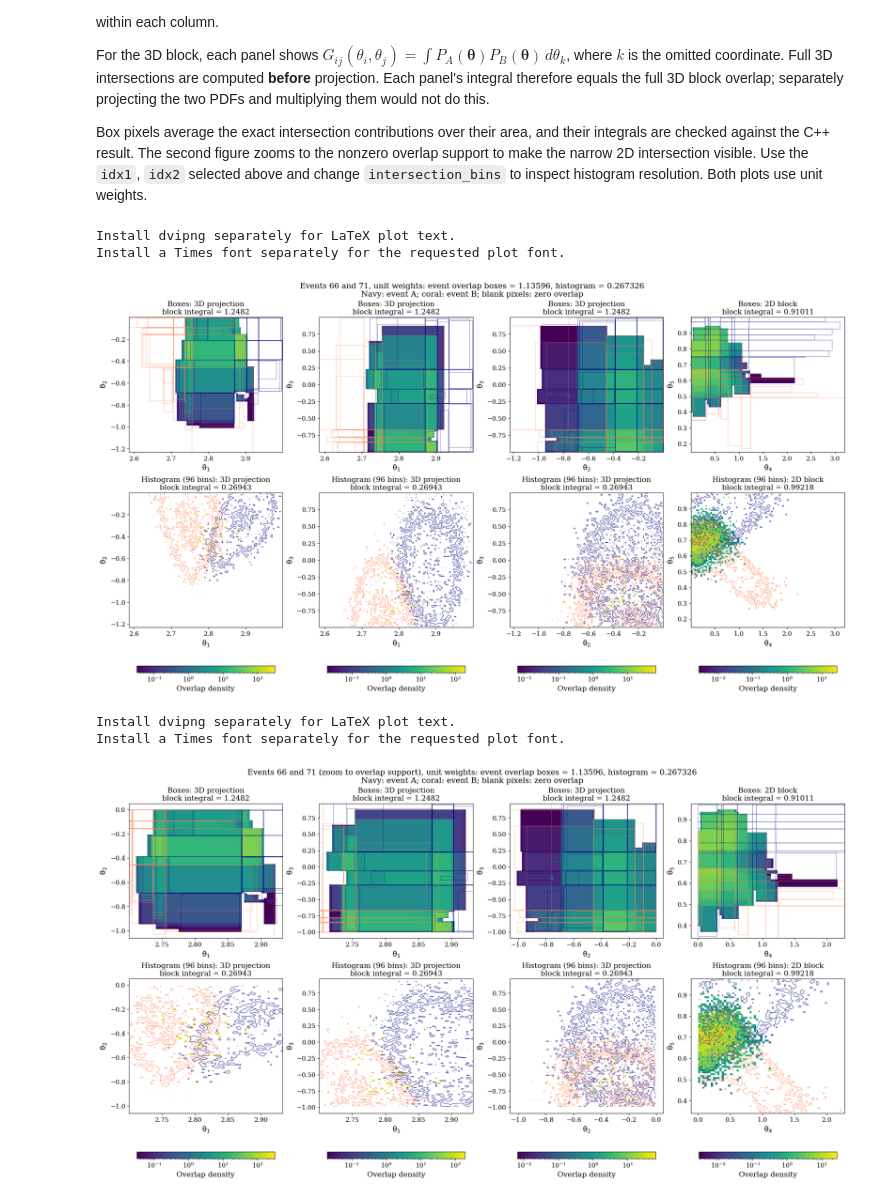
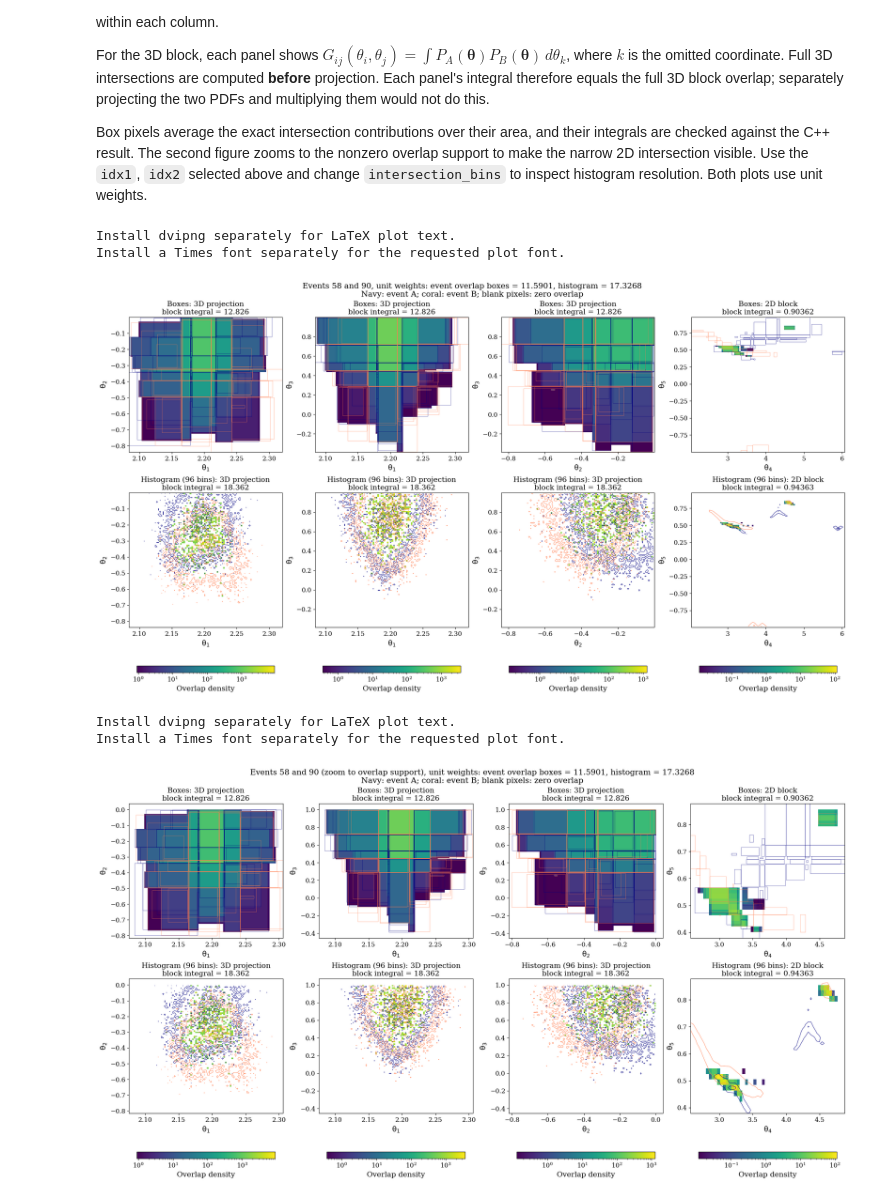
Before and after one commit to anbarsode/box_overlap, a Jupyter notebook: validation/playground.ipynb, the cells around one changed output. Drawn from its saved outputs; the diff is of its cells as text; code cells hidden in the pictures.

```diff
--- a/validation/playground.ipynb
+++ b/validation/playground.ipynb
@@ -31,33 +33,8 @@ project_root = Path.cwd()
 if project_root.name == "validation":
     project_root = project_root.parent
 sys.path.insert(0, str(project_root))
-from bo import make_event_boxes, pick_centers
+from bo import make_event_boxes, make_box_trials, partition_bounds
 
-my_colors = ['navy', 'coral', 'c', 'crimson', 'springgreen', 'gold',
-             'dodgerblue', 'hotpink', 'forestgreen', 'moccasin', 'darkred', 'teal']
-rc_params = {'axes.labelsize': 14,
-             'axes.titlesize': 14,
-             'legend.fontsize': 14,
-             'xtick.labelsize': 12,
-             'ytick.labelsize': 12,
-             'text.usetex': True,
-             'text.latex.preamble': r'\usepackage{txfonts}',
-             'font.size': 14,
-             'font.family': 'serif',
-             'font.serif': 'times',
-             'mathtext.default': 'sf',
-             'lines.markeredgewidth': 1,
-             'lines.linewidth': 2,
-             'axes.prop_cycle': cycler(color=my_colors)}
-rcParams.update(rc_params)
-missing_tex = [name for name in ("latex", "dvipng") if shutil.which(name) is None]
-if missing_tex:
-    print(f"Install {', '.join(missing_tex)} separately to use LaTeX text in plots.")
-    rcParams["text.usetex"] = False
-if rcParams["text.usetex"] is False:
-    try:
-        font_manager.findfont("Times", fallback_to_default=False)
-    except ValueError:
-        print("Install a Times font separately for the requested plot font.")
-        rcParams["font.serif"] = ["DejaVu Serif"]
+from validation.plot_style import plot_style
+plt = plot_style()
 # %% [output]
@@ -210,7 +236,7 @@ sys.path.insert(0, str(project_root / "validation"))
 from bo import overlap_1v1, prepare_event
 from compare_overlap import compare_block
 
-idx1, idx2 = 66, 71
+idx1, idx2 = 58, 90  # Nonzero pair from the current comparison.
 samples_a = np.load(project_root / "validation" / "ARAK_samples" / f"event_{idx1}.npy", mmap_mode="r")
 samples_b = np.load(project_root / "validation" / "ARAK_samples" / f"event_{idx2}.npy", mmap_mode="r")
 event_a = make_event_boxes(samples_a, rng=np.random.default_rng(91 + idx1))
@@ -259,24 +285,24 @@ histogram resolution. Both plots use unit weights.
 # %%
 from plot_1v1_overlap import plot_intersection
 
 intersection_bins = 96
-intersection_folder = project_root / "validation" / "pair_finder_results"
+intersection_folder = project_root / "validation" / "notebook_results"
 intersection_folder.mkdir(exist_ok=True)
 fig, intersection_maps = plot_intersection(
     samples_a, samples_b, event_a, event_b, idx1, idx2, bins=intersection_bins,
     output=intersection_folder / f"1v1_{idx1}_{idx2}.jpg")
 plt.show()
 fig, _ = plot_intersection(
     samples_a, samples_b, event_a, event_b, idx1, idx2, bins=intersection_bins,
     output=intersection_folder / f"1v1_{idx1}_{idx2}_zoom.jpg", zoom=True)
 plt.show()
 # %% [output]
 Install dvipng separately for LaTeX plot text.
 Install a Times font separately for the requested plot font.
-[figure, old version]
+[figure, new version]
 Install dvipng separately for LaTeX plot text.
 Install a Times font separately for the requested plot font.
-[figure, old version]
+[figure, new version]
 # %% [markdown]
 ## Filtering event pairs
 
```
Also changed, not shown: parts of 21 cells of this notebook, 25 other files.
